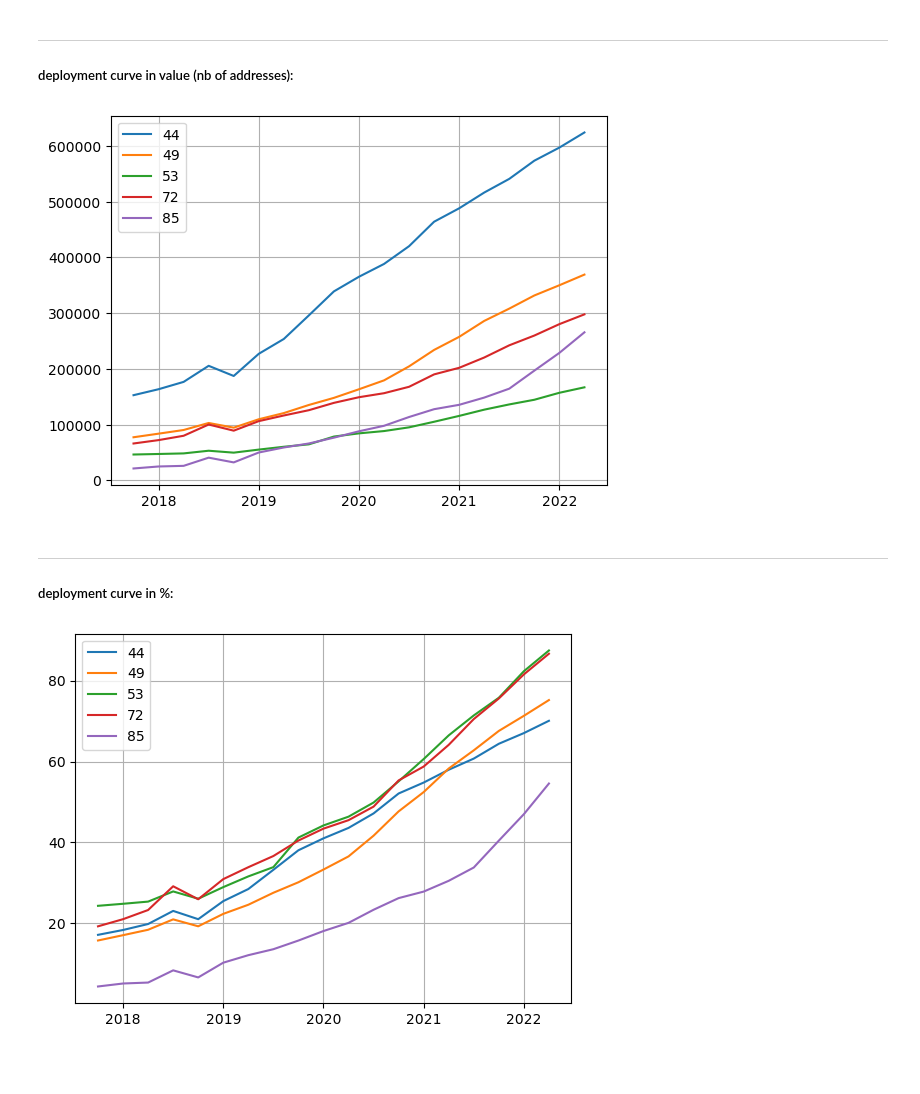
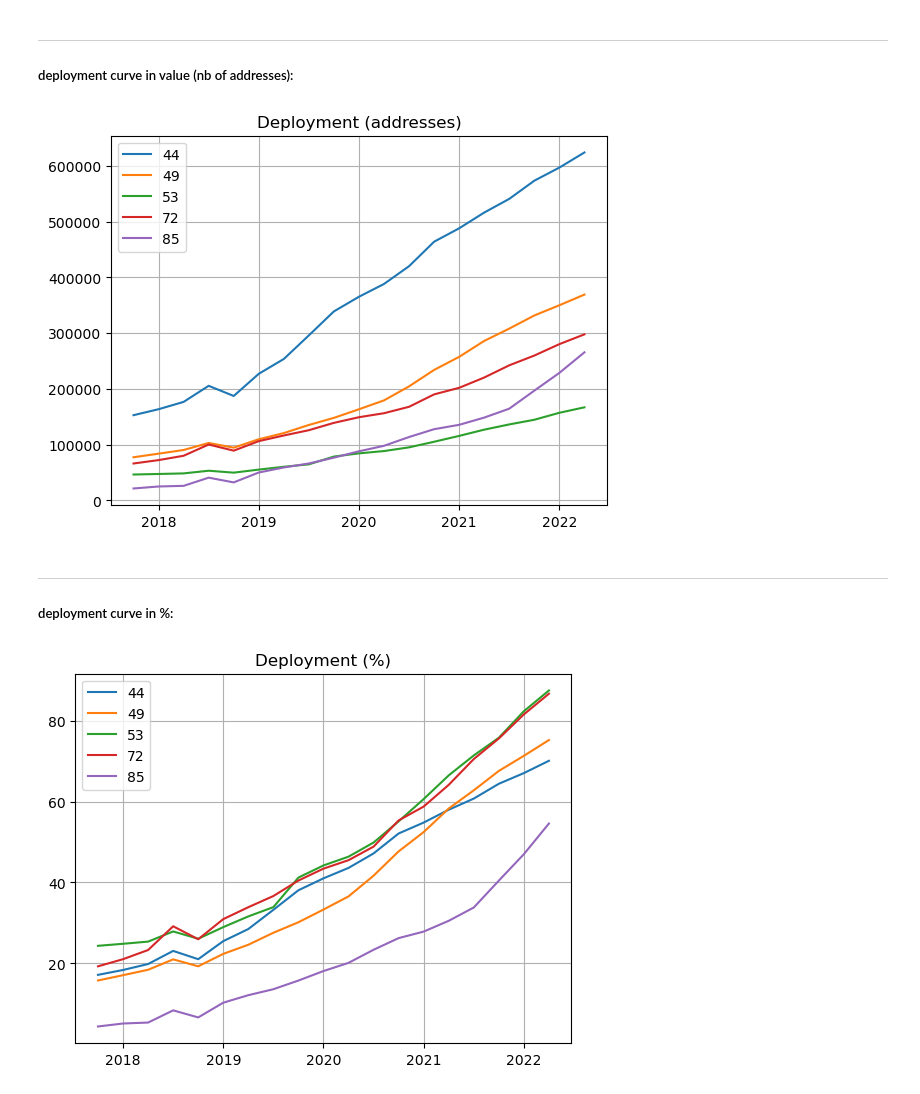
Before and after one commit to eteillet/data-exploration_optical_fiber-in-Pays-de-la-Loire, a Jupyter notebook: analysis.ipynb, the cells around one changed output. Drawn from its saved outputs; the diff is of its cells as text; code cells hidden in the pictures; blank space fills up the shorter version.

```diff
--- a/analysis.ipynb
+++ b/analysis.ipynb
@@ -134,7 +135,7 @@ __First observations:__
 ---
 ##### Calculate the mean and the median to confirm/infirm the first observations:
 # %%
-period = 'raccordables_trim_2_2022_rate'
+period = 't2_2022_rate'
 
 for dep in [44, 49, 53, 72, 85]:
     mean = df[df['code_departement'] == dep][period].mean()
@@ -149,6 +150,6 @@ Mean 85 = 36.53044481075808
 ---
 # %%
 for dep in [44, 49, 53, 72, 85]:
-    percentiles = df[df['code_departement'] == dep][period].quantile([0.25, 0.5, 0.75])
+    percentiles = round(df[df['code_departement'] == dep][period].quantile([0.25, 0.5, 0.75]), 2)
     print(f"Percentile {dep} = 0.25 -> {percentiles[0.25]}\t0.50 -> {percentiles[0.50]}\t0.75 -> {percentiles[0.75]}")
 # %% [output]
@@ -168,7 +169,7 @@ Observations:
 ##### It will be interesting to observe the same indicators not by municipality but by number of inhabitants:
 # %%
 for dep in [44, 49, 53, 72, 85]:
-    deployment = df[df['code_departement'] == dep]['raccordables_trim_2_2022'].sum()
+    deployment = df[df['code_departement'] == dep]['t2_2022'].sum()
     addresses = df[df['code_departement'] == dep]['Meilleure_estimation_des_locaux_T2_2022_'].sum()
     print(f"{dep} deployment rate by address = {int(deployment / addresses * 100)} %")
 # %% [output]
@@ -204,13 +205,8 @@ df_by_dep =df_by_dep.drop(columns=[
     'Engagements_L._33-13_et_AMEL',
     'Intentions_privees_hors_engagement_L._33-13',
     'Commune_rurale',
-    'raccordables_trim_2_2022_rate'
+    't2_2022_rate'
 ])
-
-df_by_dep.columns = df_by_dep.columns.str.replace('raccordables_trim_1_', 't1_')
-df_by_dep.columns = df_by_dep.columns.str.replace('raccordables_trim_2_', 't2_')
-df_by_dep.columns = df_by_dep.columns.str.replace('raccordables_trim_3_', 't3_')
-df_by_dep.columns = df_by_dep.columns.str.replace('raccordables_trim_4_', 't4_')
 
 df_by_dep = df_by_dep.melt(id_vars='code_departement', var_name='date', value_name='raccordables')
 
@@ -239,15 +235,16 @@ df_by_dep['rate'] = df_by_dep.raccordables / df_by_dep['addresses'] * 100
 # %%
 for dep in [44, 49, 53, 72, 85]:
     dep_filter = df_by_dep['code_departement'] == dep
     plt.plot(df_by_dep[dep_filter]['date'], df_by_dep[dep_filter]['raccordables'], label=dep)
     plt.xticks(['t1_2018','t1_2019','t1_2020','t1_2021', 't1_2022'],
                ['2018','2019','2020','2021','2022'])
 
 plt.legend()
 plt.grid()
+plt.title("Deployment (addresses)")
 plt.show()
 # %% [output]
-[figure, old version]
+[figure, new version]
 # %% [markdown]
 ---
 ##### deployment curve in %:
@@ -260,6 +257,7 @@ for dep in [44, 49, 53, 72, 85]:
 
 plt.legend()
 plt.grid()
+plt.title("Deployment (%)")
 plt.show()
 # %% [output]
-[figure, old version]
+[figure, new version]
```
Also changed, not shown: parts of 11 cells of this notebook, 1 other file.
